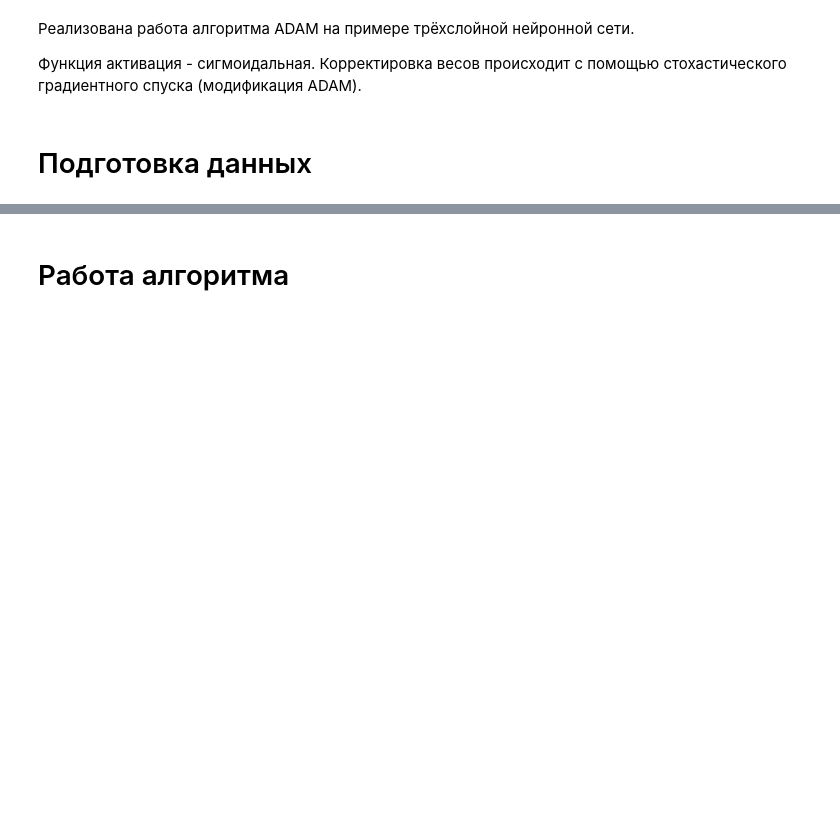
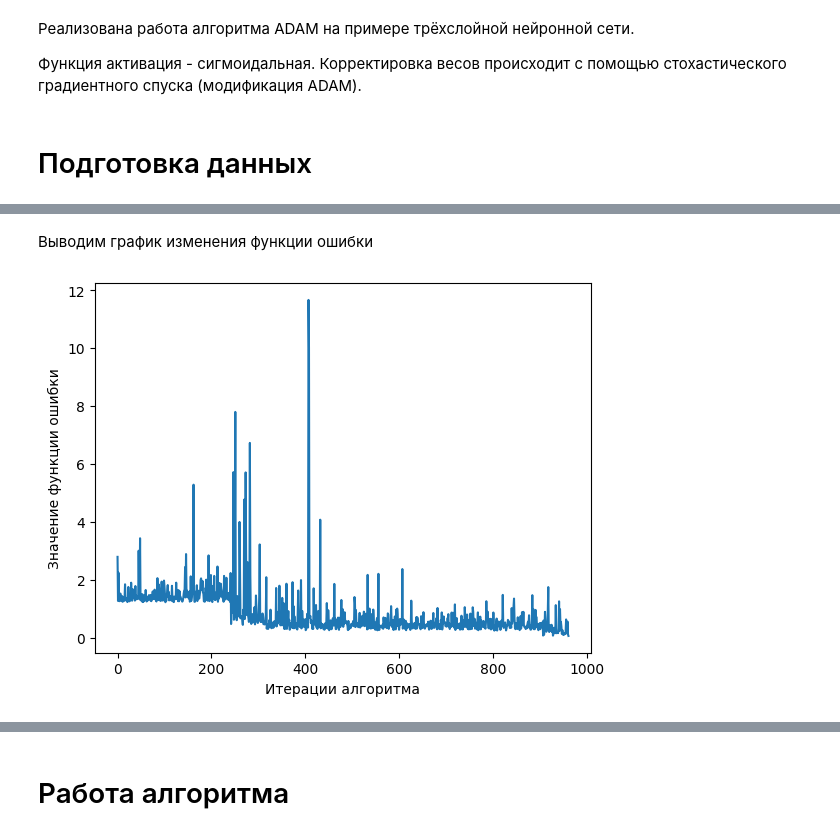
Before and after one commit to ElenaShargina/nnetworks, a Jupyter notebook: Реализация_алгоритма_ADAM_для_обучения_нейронной_сети_объектный_вариант.ipynb, the cells around one changed output, grey strips where cells are left out. Saved outputs shown, nothing was run; the diff lists cells and outputs as text; code cells hidden in the pictures; blank space fills up the shorter version.

```diff
--- a/Реализация_алгоритма_ADAM_для_обучения_нейронной_сети_объектный_вариант.ipynb
+++ b/Реализация_алгоритма_ADAM_для_обучения_нейронной_сети_объектный_вариант.ipynb
@@ -124,0 +17,34 @@ def loss_func(weights1,weights2,weights3, dataY, dataX):
+# %%
+# количество нейронов на входном слое
+n_in = 3
+# количество нейронов на скрытом слое
+n_deep = 3
+# величина шага
+step = 0.7
+# количество эпох без улучшения точности, после которого остановим поиск
+patience = 10
+# желаемая точность функции ошибки
+eps_error = 0.06
+
+# обучающая выборка
+dataX = np.array([
+    [0.1, 0.2, 0.3, 0.4],
+    [0.2, 0.3, 0.4, 0.5],
+    [0.3, 0.4, 0.5, 0.6],
+    [0.4, 0.5, 0.6, 0.7],
+    [0.5, 0.6, 0.7, 0.8],
+    [0.6, 0.7, 0.8, 0.9],
+    [0.7, 0.8, 0.9, 0],
+    [0.8, 0.9, 0, -0.1],
+    [0.9, 0, -0.1, -0.2],
+    [0, -0.1, -0.2, -0.3],
+    [-0.1, -0.2, -0.3, -0.4],
+    [-0.2, -0.3, -0.4, -0.5],
+    [-0.3, -0.4, -0.5, -0.6],
+    [-0.4, -0.5, -0.6, -0.7],
+    [-0.5, -0.6, -0.7, -0.8],
+    [-0.6, -0.7, -0.8, -0.9],
+    [-0.7, -0.8, -0.9, 0]
+])
+# правильные ответы к обучающей выборке
+dataY = np.array([1, 1.2, 1.3, 1.4, 1.5, 1.6, 1.7, 1.8, 1.9, 0, -1, -1.2, -1.3, -1.4, -1.5, -1.6, -1.7])
@@ -124,0 +483,5 @@ def loss_func(weights1,weights2,weights3, dataY, dataX):
+# %%
+# Создаем модель с заданными в начале блокнота количество нейронов и входными данными
+myModel = Model(n_in, n_deep, dataX, dataY)
+# Запускаем обучение с заданными в начале блокнота параметрами
+myModel.work(step=step, eps_error=eps_error, patience=10, iterations=4000)
@@ -124,0 +506,6 @@ def loss_func(weights1,weights2,weights3, dataY, dataX):
+# %% [markdown]
+Выводим график изменения функции ошибки
+# %%
+myModel.show_error()
+# %% [output]
+[figure, added]
```
Also changed, not shown: parts of 45 cells of this notebook.
